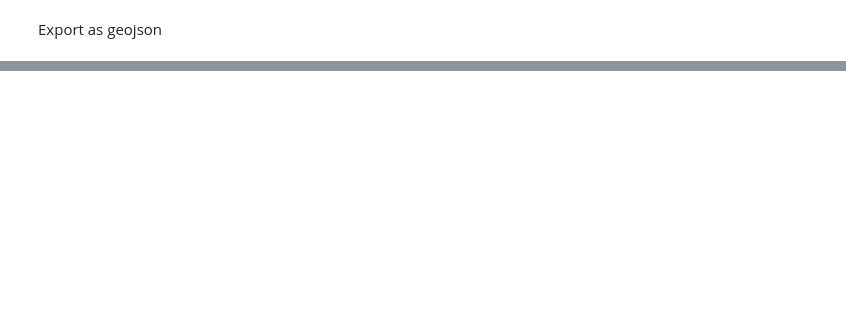
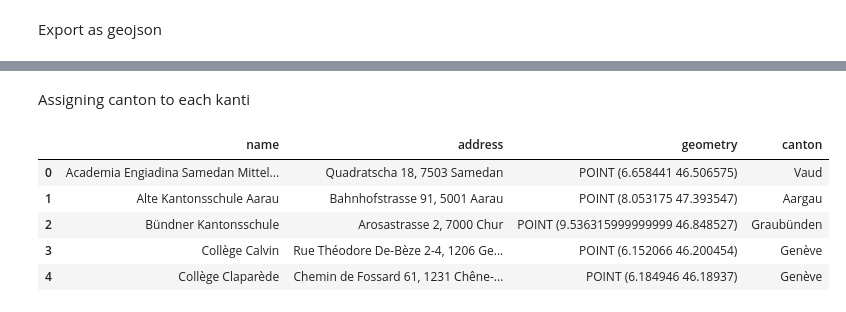
Before and after one commit to SebastianHafner/mapaespanolsuiza, a Jupyter notebook: preprocessing/data_preprocessing.ipynb, the cells around one changed output, grey strips where cells are left out. Cells and saved outputs as stored; diff of their text form; code cells hidden in the pictures; blank space fills up the shorter version.

```diff
--- a/preprocessing/data_preprocessing.ipynb
+++ b/preprocessing/data_preprocessing.ipynb
@@ -695,0 +764,27 @@ gdf_schools.to_file(f'{path_output}map5.geojson', driver='GeoJSON')
+# %% [markdown]
+Assigning canton to each kanti
+# %%
+
+
+list_names = list(gdf_cantons['name'])
+list_boundaries = list(gdf_cantons['boundary'])
+
+def in_canton(row):
+    point = Point(row['geometry'])
+    for name, boundary in zip(list_names, list_boundaries):
+        if point.within(boundary):
+            return name
+    return 'not found'
+
+gdf_kantis['canton'] = gdf_kantis.apply(in_canton, axis=1)
+
+
+
+gdf_kantis.head()
+# %% [output]
+|  | name | address | geometry | canton |
+| 0 | Academia Engiadina Samedan Mittel... | Quadratscha 18, 7503 Samedan | POINT (6.658441 46.506575) | Vaud |
+| 1 | Alte Kantonsschule Aarau | Bahnhofstrasse 91, 5001 Aarau | POINT (8.053175 47.393547) | Aargau |
+| 2 | Bündner Kantonsschule | Arosastrasse 2, 7000 Chur | POINT (9.536315999999999 46.848527) | Graubünden |
+| 3 | Collège Calvin | Rue Théodore De-Bèze 2-4, 1206 Ge... | POINT (6.152066 46.200454) | Genève |
+| 4 | Collège Claparède | Chemin de Fossard 61, 1231 Chêne-... | POINT (6.184946 46.18937) | Genève |
```
Also changed, not shown: parts of 13 cells of this notebook, 2 other files.
